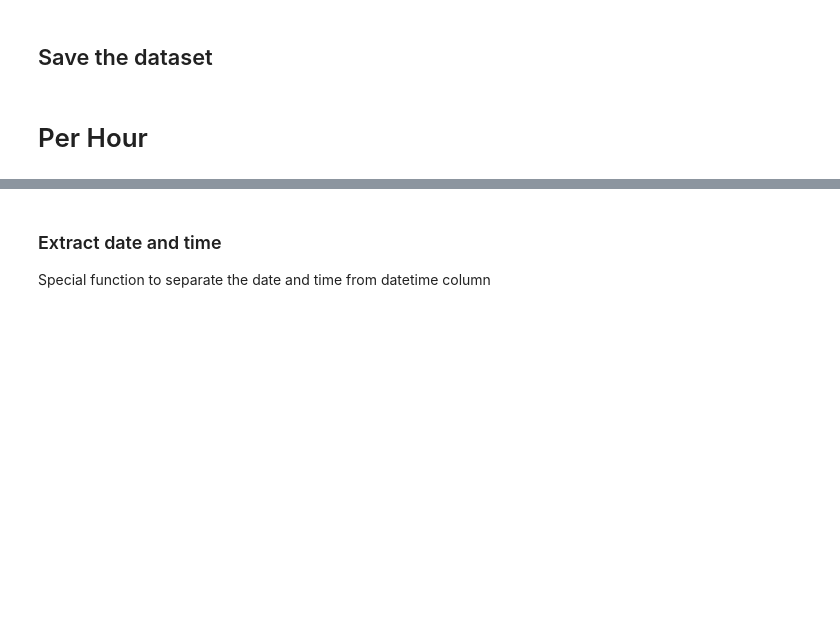
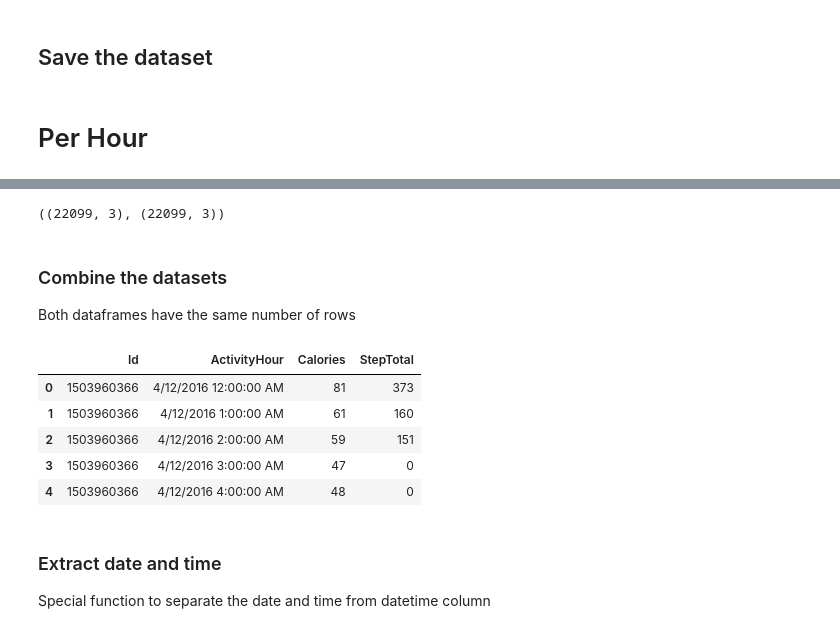
Before and after one commit to johng034/bellabeat-case-study, a Jupyter notebook: Data Cleaning and Creation.ipynb, the cells around one changed output, grey strips where cells are left out. Drawn from its saved outputs; the diff is of its cells as text; code cells hidden in the pictures; blank space fills up the shorter version.

```diff
--- a/Data Cleaning and Creation.ipynb
+++ b/Data Cleaning and Creation.ipynb
@@ -197,3 +247,20 @@ daily_df.to_csv('FitBit-Tracker-Data/Generated-Data/daily.csv', index=False)
+# %%
+calhour_df.shape, stephour_df.shape
+# %% [output]
+((22099, 3), (22099, 3))
+# %% [markdown]
+### Combine the datasets
+Both dataframes have the same number of rows
+# %%
+hour_df = pd.merge(calhour_df, stephour_df, on=['Id', 'ActivityHour'], how='outer')
+hour_df.head()
+# %% [output]
+|  | Id | ActivityHour | Calories | StepTotal |
+| 0 | 1503960366 | 4/12/2016 12:00:00 AM | 81 | 373 |
+| 1 | 1503960366 | 4/12/2016 1:00:00 AM | 61 | 160 |
+| 2 | 1503960366 | 4/12/2016 2:00:00 AM | 59 | 151 |
+| 3 | 1503960366 | 4/12/2016 3:00:00 AM | 47 | 0 |
+| 4 | 1503960366 | 4/12/2016 4:00:00 AM | 48 | 0 |
 # %% [markdown]
 ### Extract date and time
 Special function to separate the date and time from datetime column
```
Also changed, not shown: parts of 67 cells of this notebook, 1 other file.
